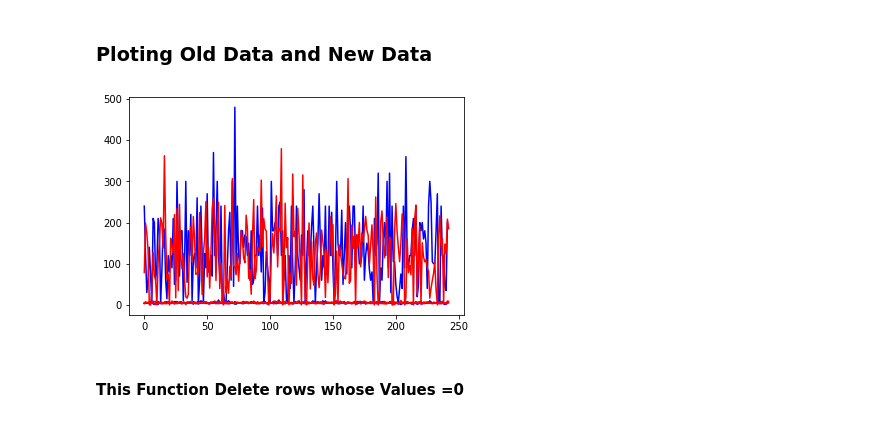
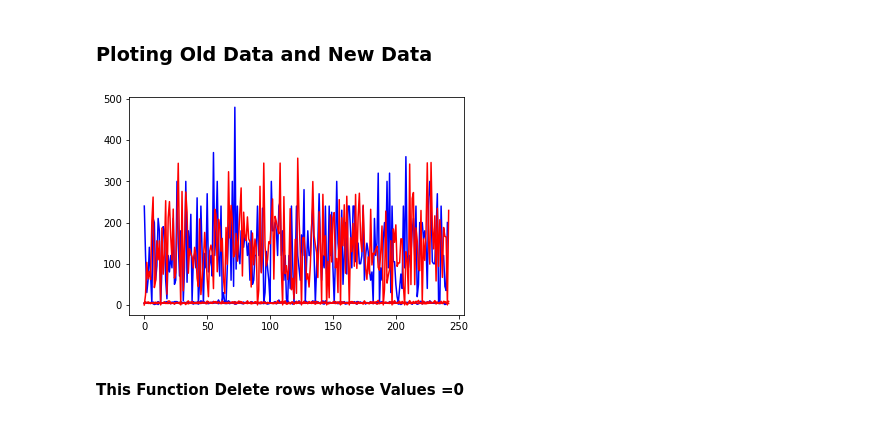
Before and after one commit to OmarMohammed88/GPA_Prediction, a Jupyter notebook: AI.ipynb, the cells around one changed output. Saved outputs shown, nothing was run; the diff lists cells and outputs as text; code cells hidden in the pictures.

```diff
--- a/AI.ipynb
+++ b/AI.ipynb
@@ -35,12 +35,12 @@ mean=np.mean(X,axis=0)
 # %% [markdown]
 <h3 color='red'> Ploting Old Data and New Data</h3>
 # %%
-[New_Data < 0] = 0
+New_Data[New_Data < 0] = 0
 plt.plot(X,color='blue')
-plt.plot(x_new,color='r')
+plt.plot(New_Data,color='r')
 plt.show()
 # %% [output]
-[figure, old version]
+[figure, new version]
 # %% [markdown]
 <h4> This Function Delete rows whose Values =0</h4>
 # %%
```
Also changed, not shown: parts of 1 cell of this notebook.
